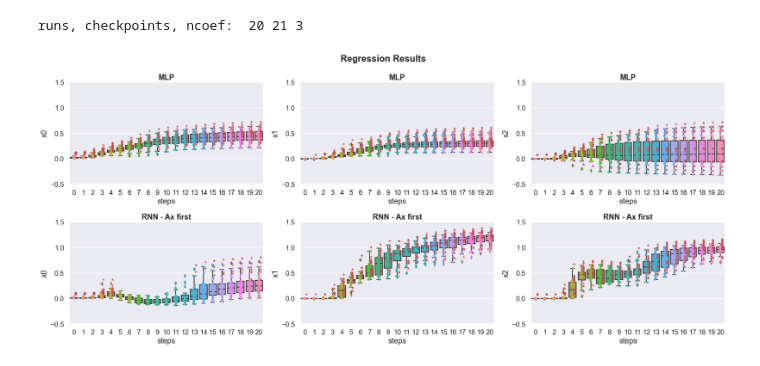
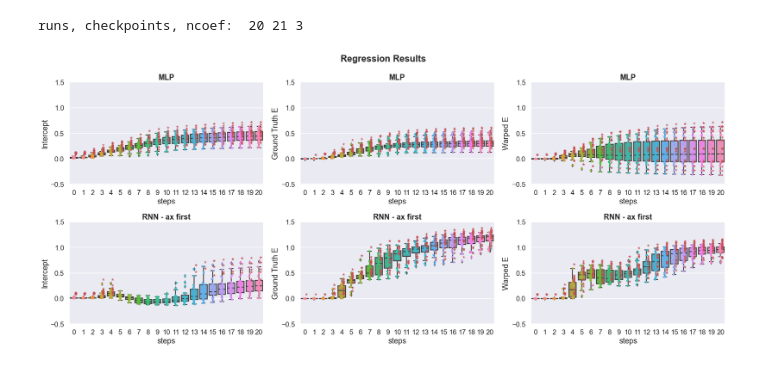
Before and after one commit to MaryZolfaghar/WCSLS, a Jupyter notebook: notebooks/results_regression.ipynb, the cells around one changed output. Saved outputs shown, nothing was run; the diff lists cells and outputs as text; code cells hidden in the pictures.

```diff
--- a/notebooks/results_regression.ipynb
+++ b/notebooks/results_regression.ipynb
@@ -45,10 +45,9 @@ ncoef = param_mlp.shape[2]
 print('runs, checkpoints, ncoef: ', runs, checkpoints, ncoef)
 
 fig, axs = plt.subplots(2, ncoef, figsize=(23,10))
-# title_font, _ = font_setting()
-# sns.set()
+val_names = ['Intercept', 'Ground Truth E','Warped E']
 for coef in range(ncoef):
-    val_name = 'x%s' %(coef)
+    val_name = val_names[coef]
     # MLP
     val = param_mlp[:,:,coef]
     df = pd.DataFrame(val, columns= np.arange(checkpoints))
@@ -59,33 +58,33 @@ for coef in range(ncoef):
     ax = sns.boxplot(x='steps', y=val_name, data=df2, ax=ax)
     ax = sns.stripplot(x='steps', y=val_name, data=df2, ax=ax)
     for run in range(runs):
         for i, p in enumerate(p_val_mlp[run,:,coef]):
             s = '*' if p<0.05 else ' '
             ax.annotate(s, (i, param_mlp[run, i, coef]), color='r')
     ax.set_title('MLP', fontweight='bold')
     ax.set_ylim([-0.5, 1.5])
     # RNN
     val = param_rnn[:,:,coef]
     df = pd.DataFrame(val, columns= np.arange(checkpoints))
     df.insert(0, 'runs', np.arange(runs))
     df2 = pd.melt(df, id_vars=['runs'],var_name='steps', value_name=val_name)
     # plot
     ax = axs[1][coef]
     ax = sns.boxplot(x='steps', y=val_name, data=df2, ax=ax)
     ax = sns.stripplot(x='steps', y=val_name, data=df2, ax=ax)
     for run in range(runs):
         for i, p in enumerate(p_val_rnn[run,:,coef]):
             s = '*' if p<0.05 else ' '
             ax.annotate(s, (i, param_rnn[run, i, coef]), color='r')
-    ax.set_title('RNN - Ax %s' %(ax_order), fontweight='bold')
+    ax.set_title('RNN - ax %s' %(ax_order), fontweight='bold')
     ax.set_ylim([-0.5, 1.5])
 
 fig_str = '%s_reg_results_both_models_hidds' %(ax_order_str)
 
 fig.suptitle('Regression Results', fontweight='bold')
 plt.tight_layout()
-fig.savefig(('../../figures/' + fig_str + '.pdf'),
+fig.savefig(('../../figures/' + fig_str + '.jpg'),
             bbox_inches = 'tight', pad_inches = 0)
 # %% [output]
 runs, checkpoints, ncoef:  20 21 3
-[figure, old version]
+[figure, new version]
```
Also changed, not shown: 6 other files.
